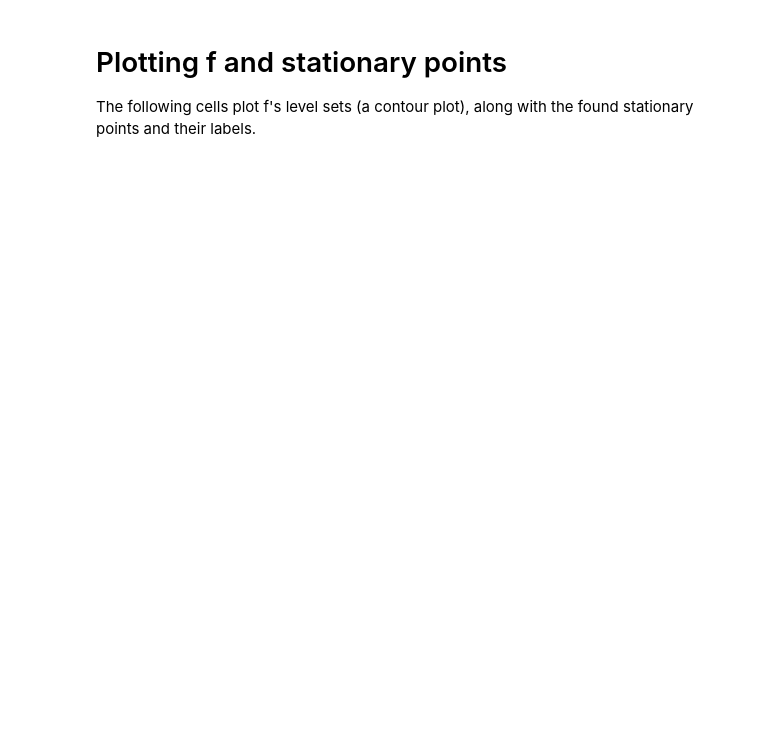
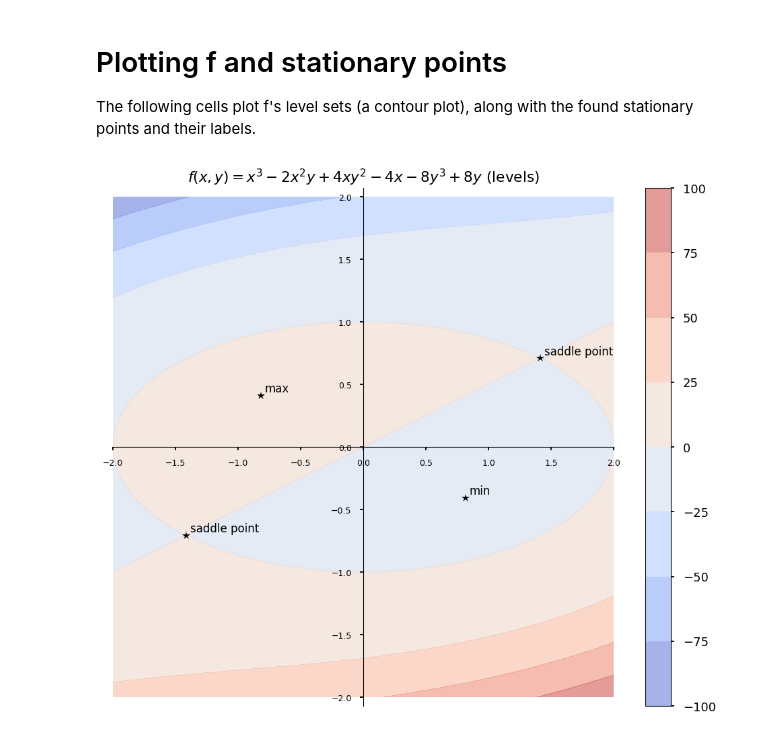
Before and after one commit to ZhangSanbaoo/School_Things, a Jupyter notebook: Math/tp1/caracterizing_st_pts_students.ipynb, the cells around one changed output. Cells and saved outputs as stored; diff of their text form; code cells hidden in the pictures; blank space fills up the shorter version.

```diff
--- a/Math/tp1/caracterizing_st_pts_students.ipynb
+++ b/Math/tp1/caracterizing_st_pts_students.ipynb
@@ -60,7 +60,7 @@ h12 = hess[0,1]
 Complete the code bellow to compute the leading determinants `det1` and `det2`:
 # %%
 # TODO complete the code to compute det1 and det2 from h11, h22 and h12]
-det1 = ...
-det2 = ...
+det1 = h11
+det2 = h11*h22 - h12 **2
 # visualize result
 display(det1);display(det2)
@@ -74,18 +77,18 @@ for x_, y_ in st_points:
     print(f"st point: ({x_},{y_})")
     # compute numerical values for det1 and det2
     # replacing x and y with the current pont coordinates
-    d1 = det1.subs({x:x_, y:y_})
-    d2 = det2.subs({x:x_, y:y_})
-    print("det1=", d1 )
-    print("det2=", d2 )
+    d1 = det1.subs({x: x_, y: y_})
+    d2 = det2.subs({x: x_, y: y_})
+    print("det1=", d1)
+    print("det2=", d2)
     # Check the criteria to determine if point is max, min or saddle
     # TODO your code here
-    if ... :
+    if d1 > 0 and d2 > 0:
         label = 'min'
-    elif ... :
+    elif d1 < 0 and d2 > 0:
         label = 'max'
-    elif ... :
+    elif d2 < 0:
         label = 'saddle point'
     # print the decided label and append it to the list
-    print (f"--> {label}")
+    print(f"--> {label}")
     st_pts_labels.append(label)
@@ -95,51 +115,54 @@ The following cells plot f's level sets (a contour plot), along with the found s
 # %%
 # select a x and y range for the contour plat,
 # as well as a delta for the step between points
-xlim = -2,2
-ylim=-2,2
+xlim = -2, 2
+ylim = -2, 2
 # delta=0.25
 # xspace = np.arange(*xlim,delta)
 # yspace = np.arange(*ylim,delta)
 # ow instead of delta, select a number of points
-npts=100
-xspace = np.linspace(*xlim,npts)
-yspace = np.linspace(*ylim,npts)
+npts = 100
+xspace = np.linspace(*xlim, npts)
+yspace = np.linspace(*ylim, npts)
 
 # Create a mesh for contour plot
 X, Y = np.meshgrid(xspace, yspace)
+# Calculate contour ndarray from sympy's function
 
-# Calculate contour ndarray from sympy's function
+
 def apply_fn(fn, X, Y):
     nrows, ncols = X.shape
 
-    vs = [fn.n(subs={x: X[i,j], y:Y[i,j]})
-           for i in range(nrows) for j in range(ncols)]
+    vs = [fn.n(subs={x: X[i, j], y:Y[i, j]})
+        for i in range(nrows) for j in range(ncols)]
     result = np.array(vs).reshape(X.shape)
 
     return result
 
+
 F = apply_fn(f, X, Y)
+F=F.astype(float)
 # %%
 %matplotlib inline
-fig, ax = plt.subplots(figsize=(12,10))
+fig, ax = plt.subplots(figsize=(12, 10))
 # plotting f contours
 plt.title(f"$f(x,y)={sp.latex(f)}$ (levels)")
 CS = ax.contourf(X, Y, F,  cmap='coolwarm', alpha=0.5)
 fig.colorbar(CS)
 # plotting the stationary points with labels
 num_s_points = list([(sp.N(x_), sp.N(y_)) for x_, y_ in st_points])
 for (x_, y_), label in zip(num_s_points, st_pts_labels):
     plt.plot(x_, y_, "*", c='k')
-    plt.annotate(label, xy=(x_, y_),
-                 xytext=(4, 4), textcoords='offset points',
-                 fontsize=12)
+    plt.annotate(label, xy=(x_, y_),xytext=(4, 4), textcoords='offset points',fontsize=12)
 
 ax.spines[['left', 'bottom']].set_position('zero')
 ax.spines[['top', 'right']].set_visible(False)
 ax.tick_params(axis='both', which='major', labelsize=9)
 
 ax.set_xlim(*xlim)
 ax.set_ylim(*ylim)
 ax.margins(tight=True)
 plt.axis('equal')
 plt.show()
+# %% [output]
+[figure, added]
```
Also changed, not shown: parts of 2 cells of this notebook, 1 other file.
